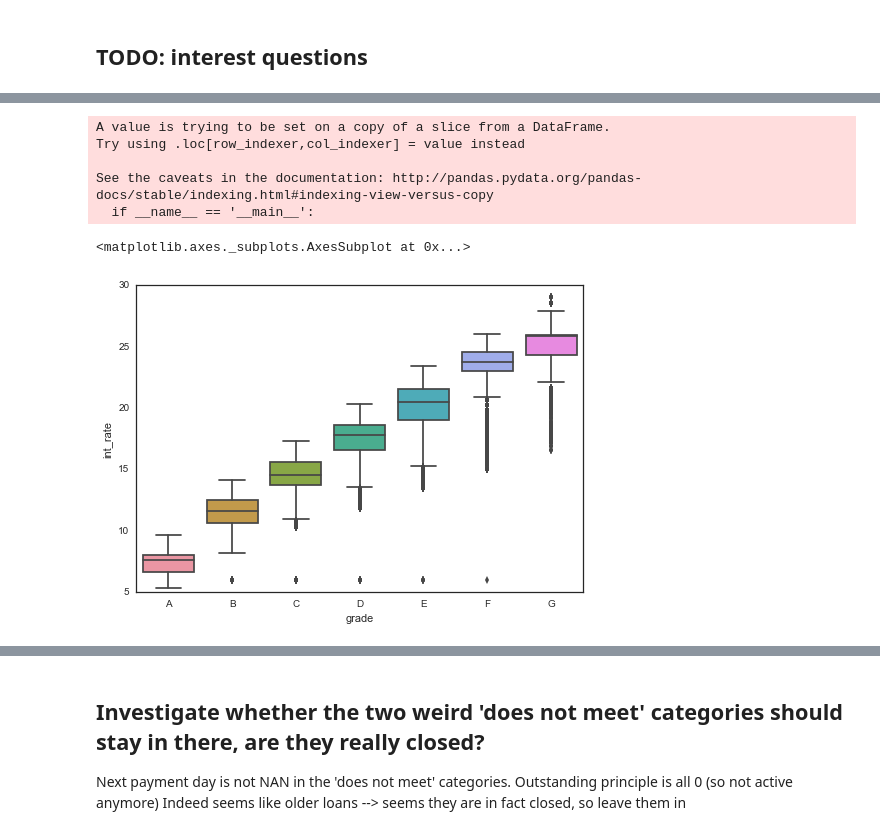
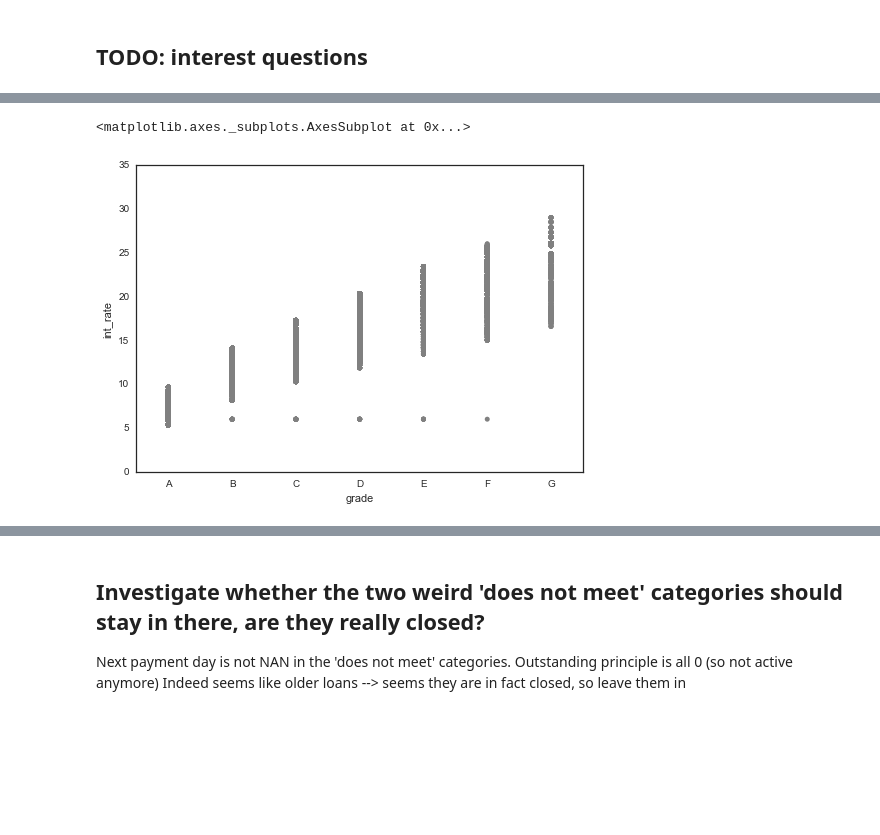
Before and after one commit to RoebideBruijn/datascience-intensive-course, a Jupyter notebook: project/notebooks/lending-club-exploration.ipynb, the cells around one changed output, grey strips where cells are left out. Saved outputs shown, nothing was run; the diff lists cells and outputs as text; code cells hidden in the pictures; blank space fills up the shorter version.

```diff
--- a/project/notebooks/lending-club-exploration.ipynb
+++ b/project/notebooks/lending-club-exploration.ipynb
@@ -13,6 +13,7 @@ sns.set_style('white')
 # %%
 # 887,379 loans in total
 loans = pd.read_csv('../data/loan.csv')
+loans['grade'] = loans['grade'].astype('category', ordered=True)
 loans.shape
 # %% [output]
 (887379, 74)
@@ -211,11 +219,5 @@ sns.distplot(closed_loans['int_rate'])
 # %%
-closed_loans['grade'] = closed_loans['grade'].astype('category', ordered=True)
-sns.boxplot(data=closed_loans, x='grade', y='int_rate')
+sns.stripplot(data=closed_loans, x='grade', y='int_rate', color='gray')
 # %% [output]
-A value is trying to be set on a copy of a slice from a DataFrame.
-Try using .loc[row_indexer,col_indexer] = value instead
-
-See the caveats in the documentation: http://pandas.pydata.org/pandas-docs/stable/indexing.html#indexing-view-versus-copy
-  if __name__ == '__main__':
+<matplotlib.axes._subplots.AxesSubplot at 0x...>
-<matplotlib.axes._subplots.AxesSubplot at 0x...>
-[figure, old version]
+[figure, new version]
```
Also changed, not shown: parts of 12 cells of this notebook.
